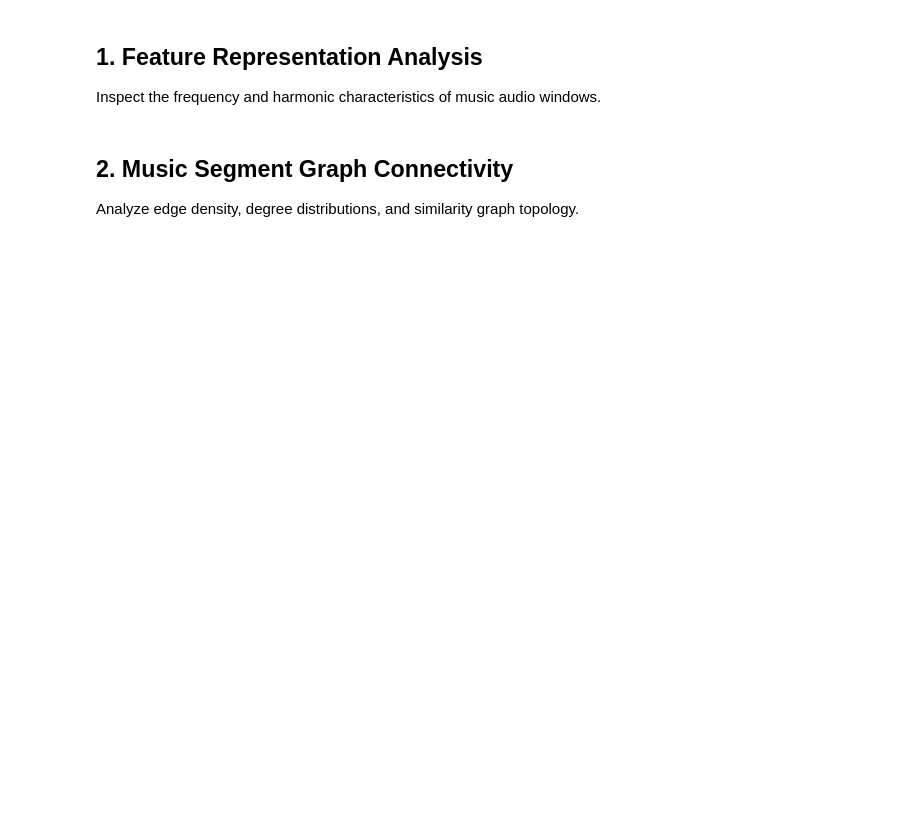
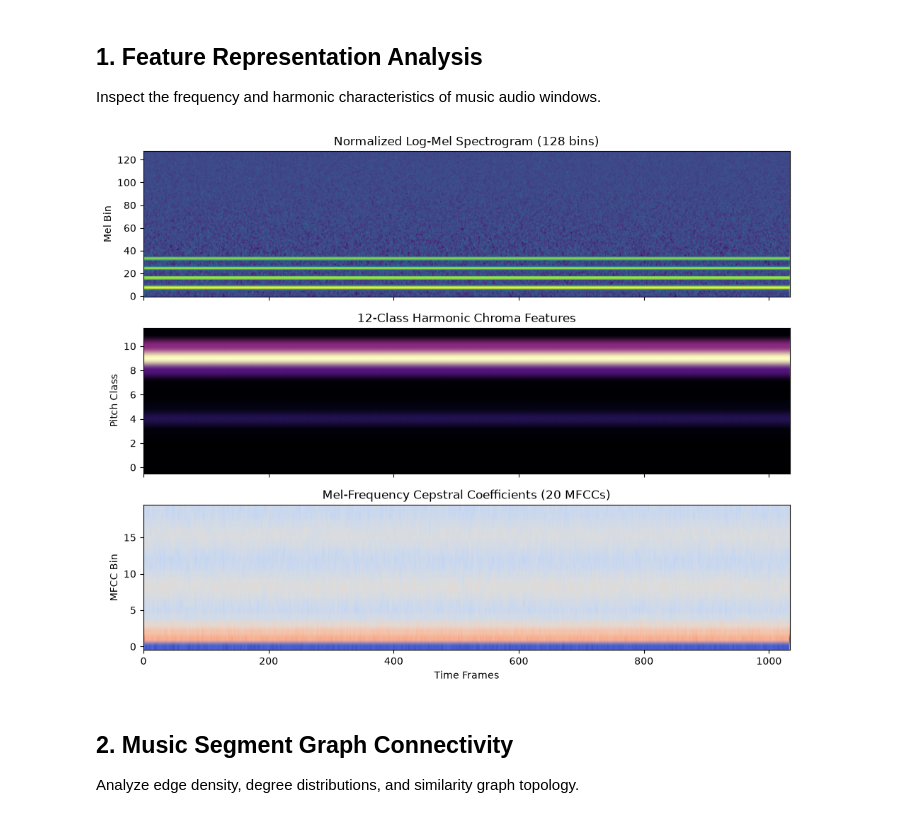
Before and after one commit to SHAHRIN-Farah-Tasnim/GNN-Bert-Music-Generation, a Jupyter notebook: notebooks/eda.ipynb, the cells around one changed output. Saved outputs shown, nothing was run; the diff lists cells and outputs as text; code cells hidden in the pictures; blank space fills up the shorter version.

```diff
--- a/notebooks/eda.ipynb
+++ b/notebooks/eda.ipynb
@@ -32,27 +35,30 @@ Inspect the frequency and harmonic characteristics of music audio windows.
 # %%
 extractor = AudioFeatureExtractor.from_config('config.yaml')
 audio = generate_synthetic_audio(duration=24.0, sample_rate=extractor.sample_rate)
 
-mel = extractor.compute_log_mel_spectrogram(audio)
-chroma = extractor.compute_chroma(audio)
-mfcc = extractor.compute_mfcc(audio)
+track_feats = extractor.compute_track_features(audio)
+mel = track_feats['log_mel']
+chroma = track_feats['chroma']
+mfcc = track_feats['mfcc']
 
 fig, axes = plt.subplots(3, 1, figsize=(10, 8), sharex=True)
 axes[0].imshow(mel, aspect='auto', origin='lower', cmap='viridis')
 axes[0].set_title('Normalized Log-Mel Spectrogram (128 bins)')
 axes[0].set_ylabel('Mel Bin')
 
 axes[1].imshow(chroma, aspect='auto', origin='lower', cmap='magma')
 axes[1].set_title('12-Class Harmonic Chroma Features')
 axes[1].set_ylabel('Pitch Class')
 
 axes[2].imshow(mfcc, aspect='auto', origin='lower', cmap='coolwarm')
 axes[2].set_title('Mel-Frequency Cepstral Coefficients (20 MFCCs)')
 axes[2].set_ylabel('MFCC Bin')
 axes[2].set_xlabel('Time Frames')
 
 plt.tight_layout()
 plt.show()
+# %% [output]
+[figure, added]
 # %% [markdown]
 ## 2. Music Segment Graph Connectivity
 Analyze edge density, degree distributions, and similarity graph topology.
```
Also changed, not shown: parts of 2 cells of this notebook, 45 other files.
